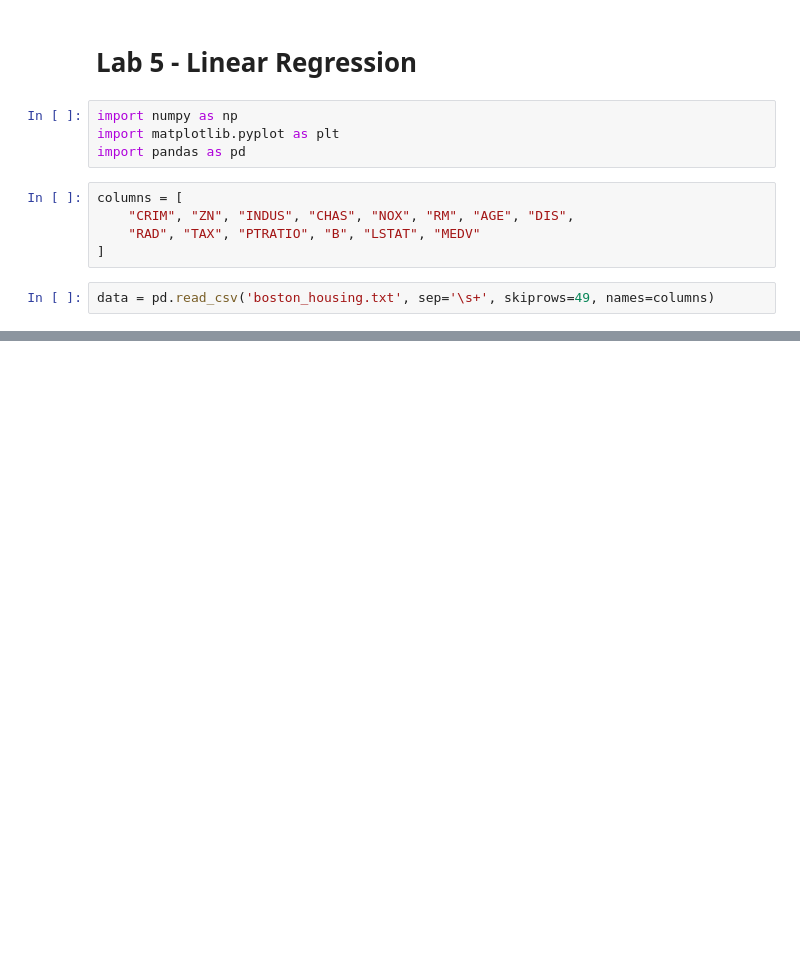
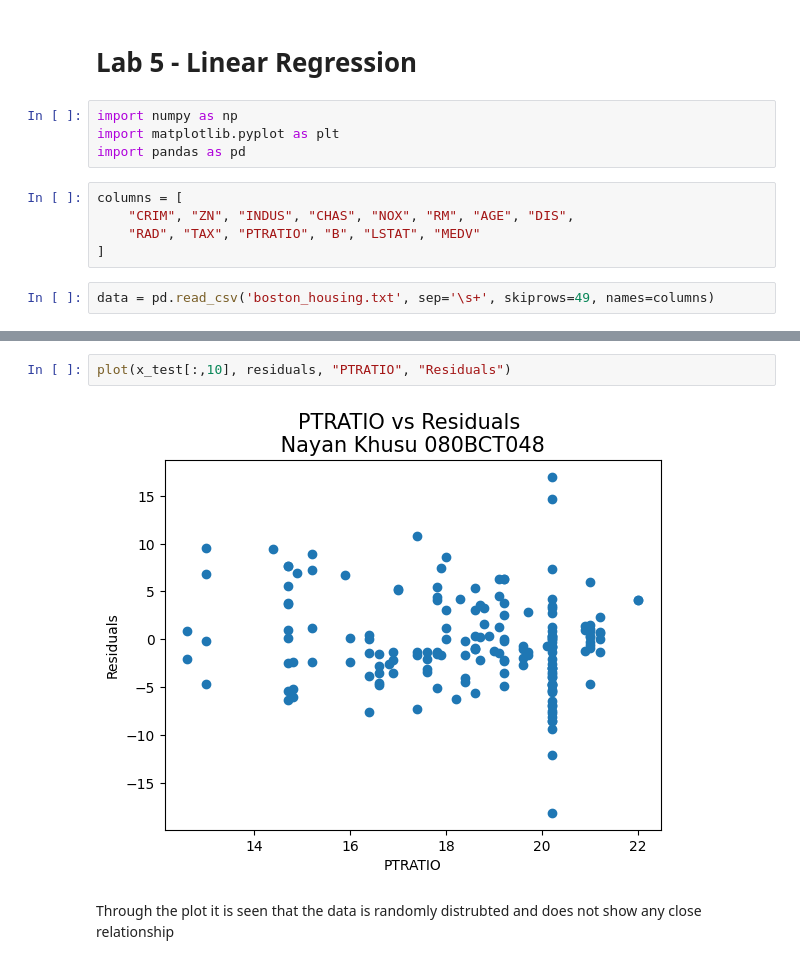
Before and after one commit to nyanko3434/Year-2-Part-I_Data_Science_Lab, a Jupyter notebook: Lab5/Lab5_assignment.ipynb, the cells around one changed output, grey strips where cells are left out. Cells and saved outputs as stored; diff of their text form; blank space fills up the shorter version.

```diff
--- a/Lab5/Lab5_assignment.ipynb
+++ b/Lab5/Lab5_assignment.ipynb
@@ -22,0 +221,6 @@ data.head()
+# %%
+plot(x_test[:,10], residuals, "PTRATIO", "Residuals")
+# %% [output]
+[figure, added]
+# %% [markdown]
+Through the plot it is seen that the data is randomly distrubted and does not show any close relationship
```
Also changed, not shown: parts of 28 cells of this notebook.
